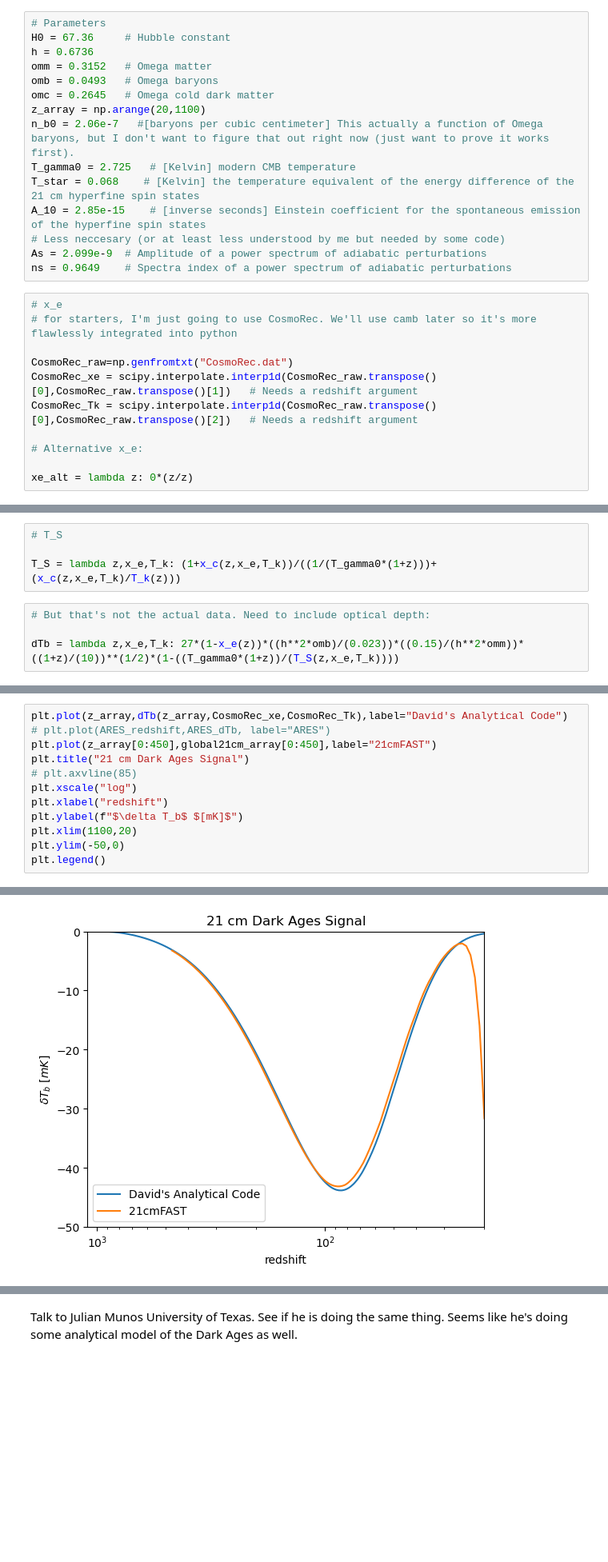
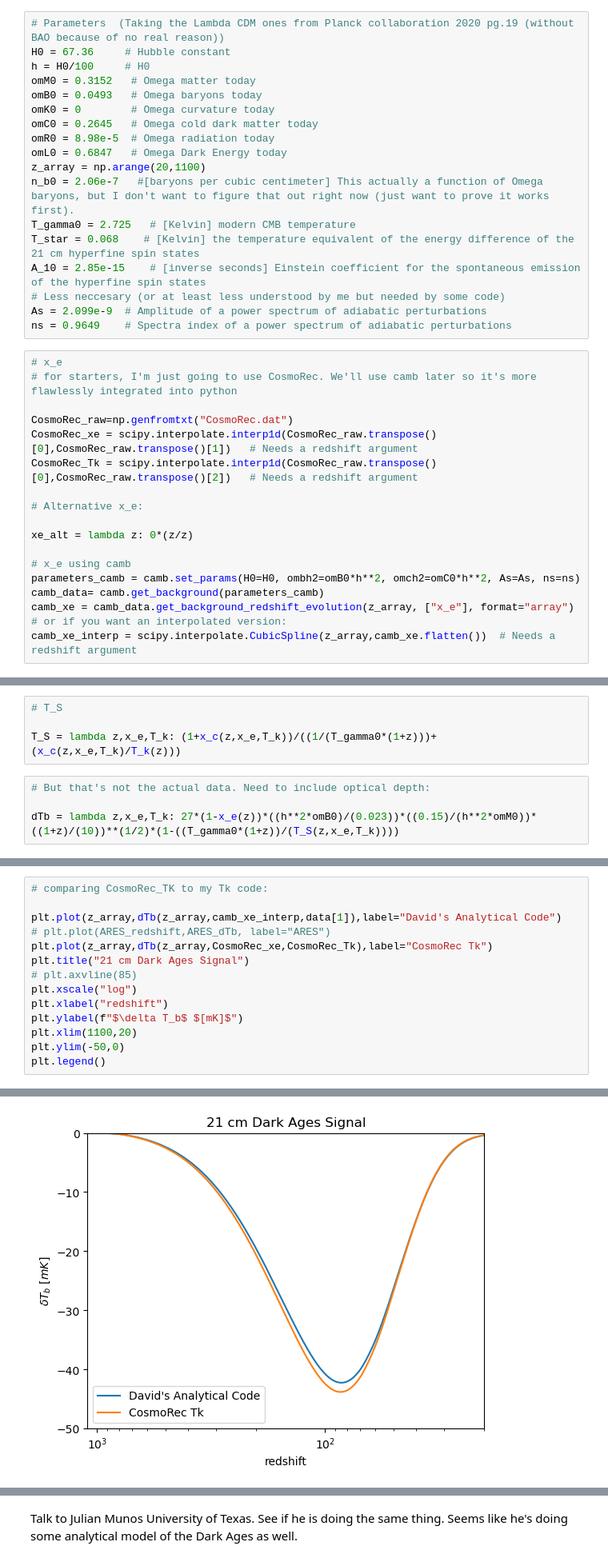
Before and after one commit to daba9359/LuCEE-Night_Simulation, a Jupyter notebook: LuCEE-Night_Simulation.ipynb, the cells around one changed output, grey strips where cells are left out. Shown: that part at 80% size. Cells and saved outputs as stored; diff of their text form; blank space fills up the shorter version.

```diff
--- a/LuCEE-Night_Simulation.ipynb
+++ b/LuCEE-Night_Simulation.ipynb
@@ -85,12 +85,15 @@ For our initial test, I'm not going to bother running any code for $T_{k}$ I'm g
 
 Okay, so let's code up equations 2, 15, and 16, and use CosmoRec for $T_{k}$ for now and see what we get.
 # %%
-# Parameters
+# Parameters  (Taking the Lambda CDM ones from Planck collaboration 2020 pg.19 (without BAO because of no real reason))
 H0 = 67.36     # Hubble constant
-h = 0.6736
-omm = 0.3152   # Omega matter
-omb = 0.0493   # Omega baryons
-omc = 0.2645   # Omega cold dark matter
+h = H0/100     # H0
+omM0 = 0.3152   # Omega matter today
+omB0 = 0.0493   # Omega baryons today
+omK0 = 0        # Omega curvature today
+omC0 = 0.2645   # Omega cold dark matter today
+omR0 = 8.98e-5  # Omega radiation today
+omL0 = 0.6847   # Omega Dark Energy today
 z_array = np.arange(20,1100)
 n_b0 = 2.06e-7   #[baryons per cubic centimeter] This actually a function of Omega baryons, but I don't want to figure that out right now (just want to prove it works first).
 T_gamma0 = 2.725   # [Kelvin] modern CMB temperature
@@ -110,3 +113,10 @@ CosmoRec_Tk = scipy.interpolate.interp1d(CosmoRec_raw.transpose()[0],CosmoRec_ra
 # Alternative x_e:
 
 xe_alt = lambda z: 0*(z/z)
+
+# x_e using camb
+parameters_camb = camb.set_params(H0=H0, ombh2=omB0*h**2, omch2=omC0*h**2, As=As, ns=ns)
+camb_data= camb.get_background(parameters_camb)
+camb_xe = camb_data.get_background_redshift_evolution(z_array, ["x_e"], format="array")
+# or if you want an interpolated version:
+camb_xe_interp = scipy.interpolate.CubicSpline(z_array,camb_xe.flatten())  # Needs a redshift argument
@@ -137,4 +188,4 @@ T_S = lambda z,x_e,T_k: (1+x_c(z,x_e,T_k))/((1/(T_gamma0*(1+z)))+(x_c(z,x_e,T_k)
 # %%
 # But that's not the actual data. Need to include optical depth:
 
-dTb = lambda z,x_e,T_k: 27*(1-x_e(z))*((h**2*omb)/(0.023))*((0.15)/(h**2*omm))*((1+z)/(10))**(1/2)*(1-((T_gamma0*(1+z))/(T_S(z,x_e,T_k))))
+dTb = lambda z,x_e,T_k: 27*(1-x_e(z))*((h**2*omB0)/(0.023))*((0.15)/(h**2*omM0))*((1+z)/(10))**(1/2)*(1-((T_gamma0*(1+z))/(T_S(z,x_e,T_k))))
@@ -207,15 +268,17 @@ for i in range(len(z_array[0:450])):
 # %%
-plt.plot(z_array,dTb(z_array,CosmoRec_xe,CosmoRec_Tk),label="David's Analytical Code")
+# comparing CosmoRec_TK to my Tk code:
+
+plt.plot(z_array,dTb(z_array,camb_xe_interp,data[1]),label="David's Analytical Code")
 # plt.plot(ARES_redshift,ARES_dTb, label="ARES")
-plt.plot(z_array[0:450],global21cm_array[0:450],label="21cmFAST")
+plt.plot(z_array,dTb(z_array,CosmoRec_xe,CosmoRec_Tk),label="CosmoRec Tk")
 plt.title("21 cm Dark Ages Signal")
 # plt.axvline(85)
 plt.xscale("log")
 plt.xlabel("redshift")
 plt.ylabel(f"$\delta T_b$ $[mK]$")
 plt.xlim(1100,20)
 plt.ylim(-50,0)
 plt.legend()
 # %% [output]
 <matplotlib.legend.Legend at 0x...>
-[figure, old version]
+[figure, new version]
```
Also changed, not shown: parts of 41 cells of this notebook.
